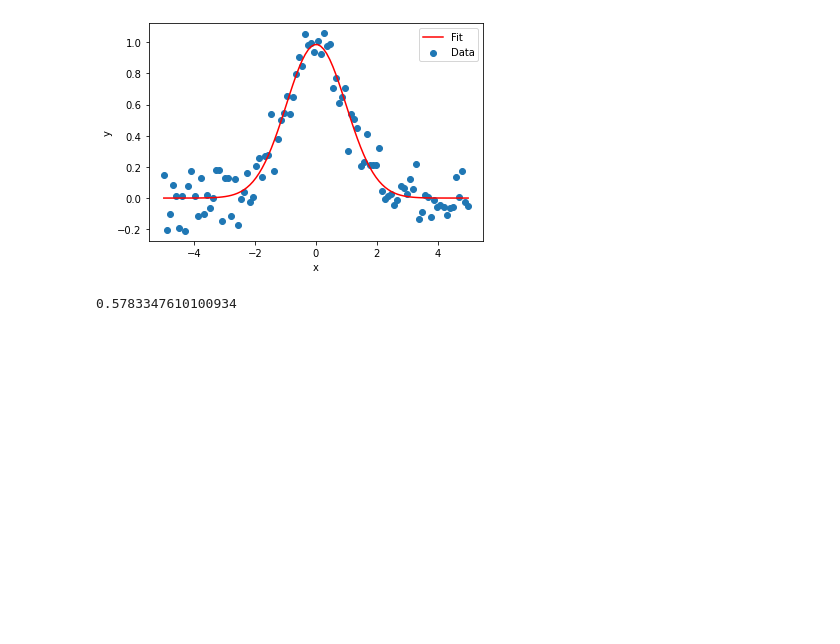
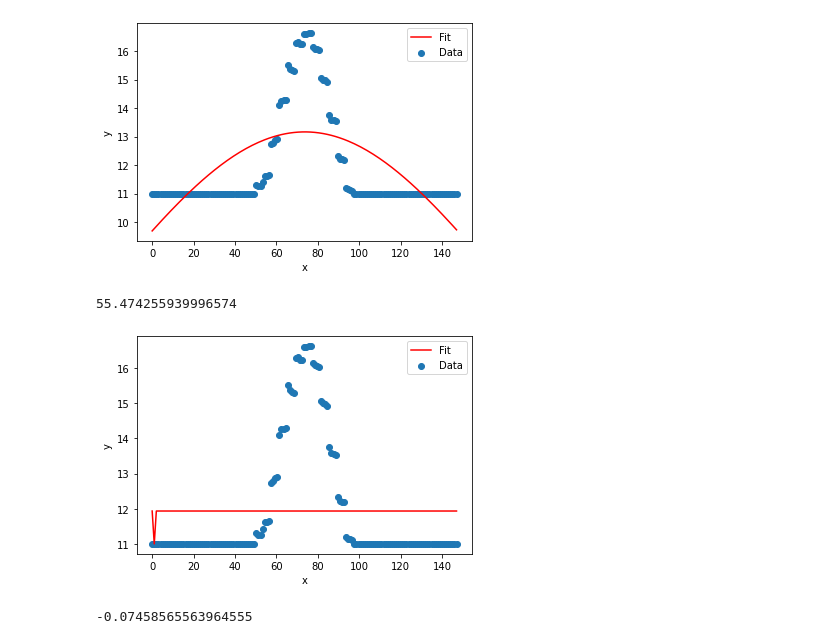
Before and after one commit to louis-hurrey/L-BASS, a Jupyter notebook: elevation_scan.ipynb, the cells around one changed output. Saved outputs shown, nothing was run; the diff lists cells and outputs as text; code cells hidden in the pictures; blank space fills up the shorter version.

Commit message:
Gaussian fitting

```diff
--- a/elevation_scan.ipynb
+++ b/elevation_scan.ipynb
@@ -5,23 +75,25 @@ import matplotlib.pyplot as plt
 # %%
 #TEST DATA
 def gaussian(x, amplitude, mean, stddev):
     return amplitude * np.exp(-(x - mean)**2 / (2 * stddev**2))
 
-x = np.linspace(-5, 5, 100)
-y = gaussian(x, 1, 0, 1) + np.random.normal(0, 0.1, 100)
+x = np.linspace(0, 147, 147)
+y = pwr_baseline
 
 #fitting
-params, _ = curve_fit(gaussian, x, y)
+params, _ = curve_fit(gaussian, x, y, maxfev = 100000)
 
 plt.scatter(x, y, label='Data')
 plt.plot(x, gaussian(x, *params), color='red', label='Fit')
 plt.xlabel('x')
 plt.ylabel('y')
 plt.legend()
 plt.show()
 
 fwhm = 2 * np.sqrt(2 * np.log(2)) * params[2]
 print(fwhm*360/(24*60))
 # %% [output]
-[figure, old version]
+[figure, new version]
-0.5783347610100934
+55.474255939996574
+[figure, added]
+-0.07458565563964555
```
Also changed, not shown: parts of 4 cells of this notebook, 4 other files.
